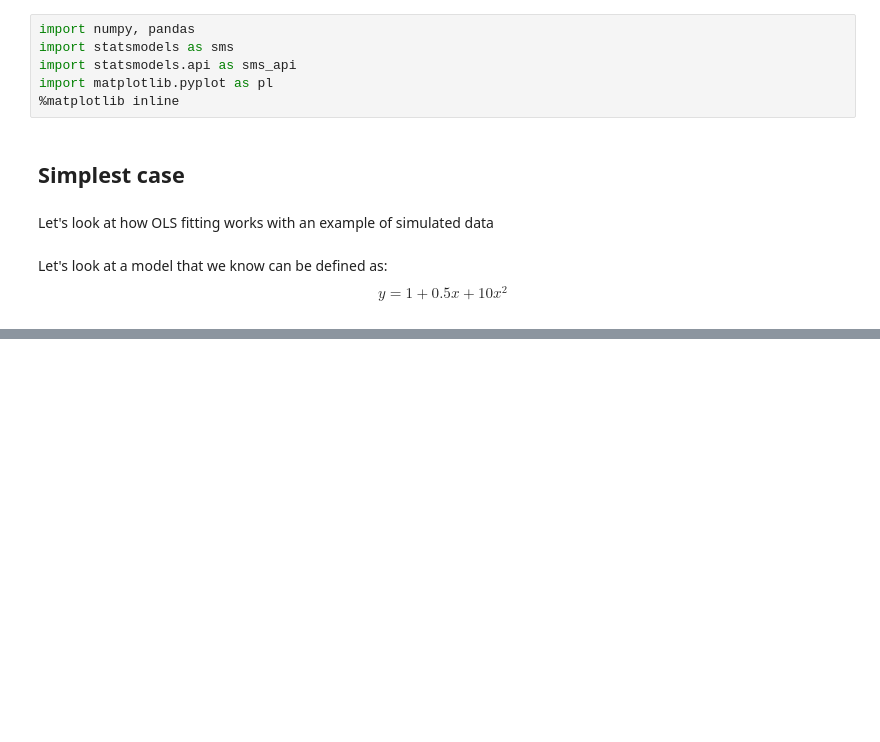
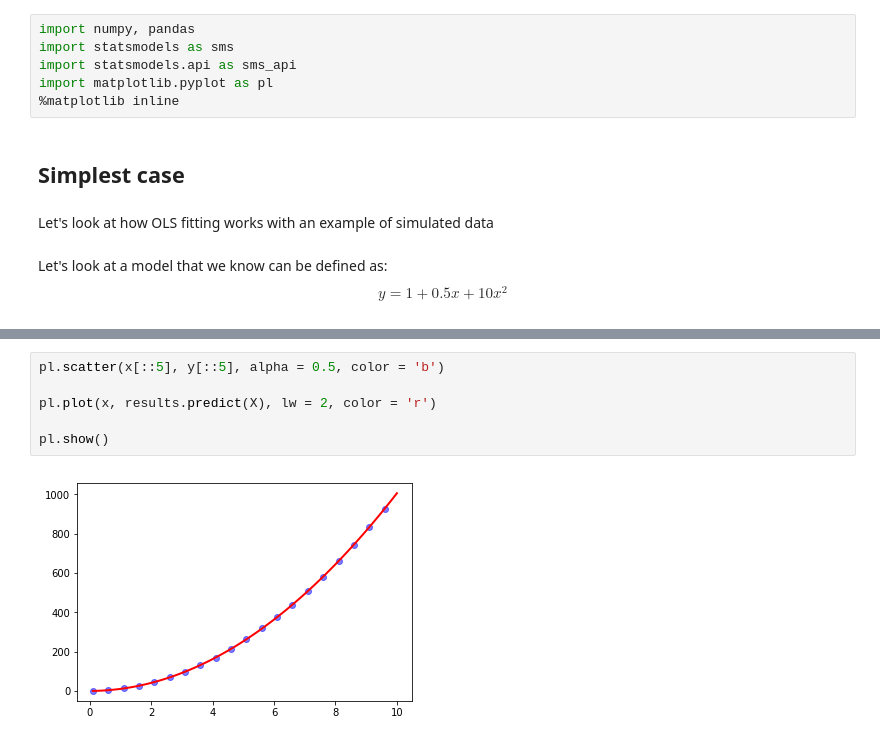
Before and after one commit to NihanPol/intro_pandas_and_seaborn, a Jupyter notebook: Chap_4_statistics_w_statsmodels.ipynb, the cells around one changed output, grey strips where cells are left out. Cells and saved outputs as stored; diff of their text form; blank space fills up the shorter version.

```diff
--- a/Chap_4_statistics_w_statsmodels.ipynb
+++ b/Chap_4_statistics_w_statsmodels.ipynb
@@ -71,0 +84,8 @@ $R^2$ is: 0.9999885247435667
+# %%
+pl.scatter(x[::5], y[::5], alpha = 0.5, color = 'b')
+
+pl.plot(x, results.predict(X), lw = 2, color = 'r')
+
+pl.show()
+# %% [output]
+[figure, added]
```
Also changed, not shown: parts of 31 cells of this notebook.
